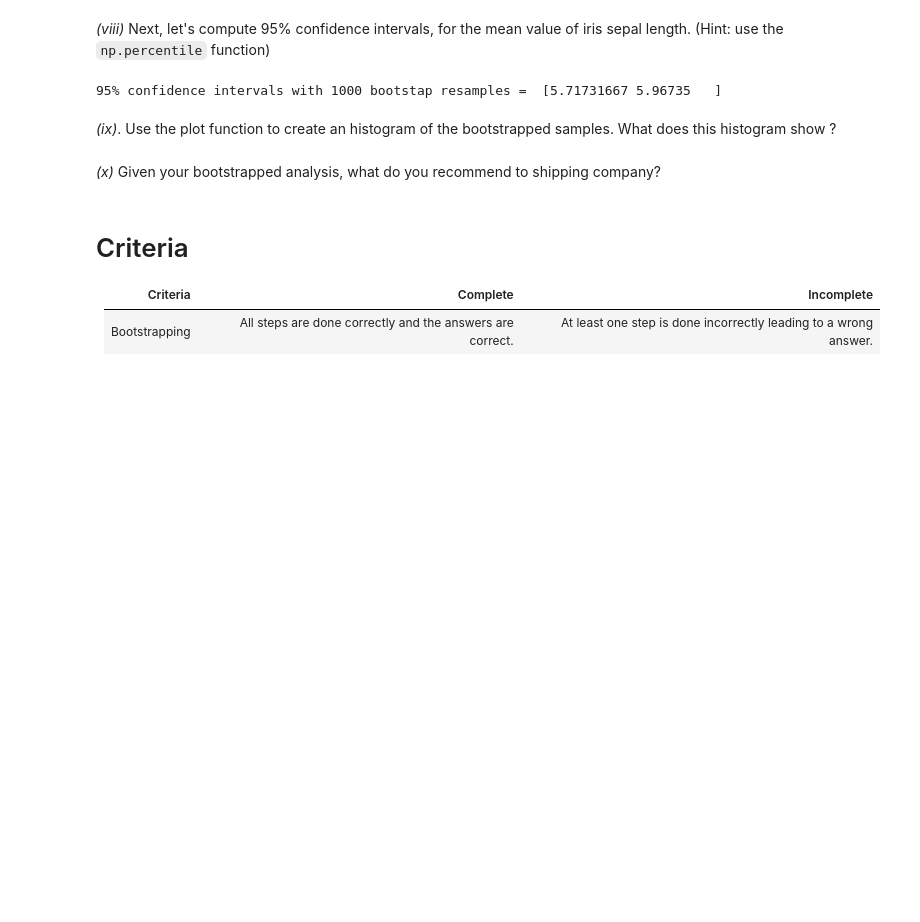
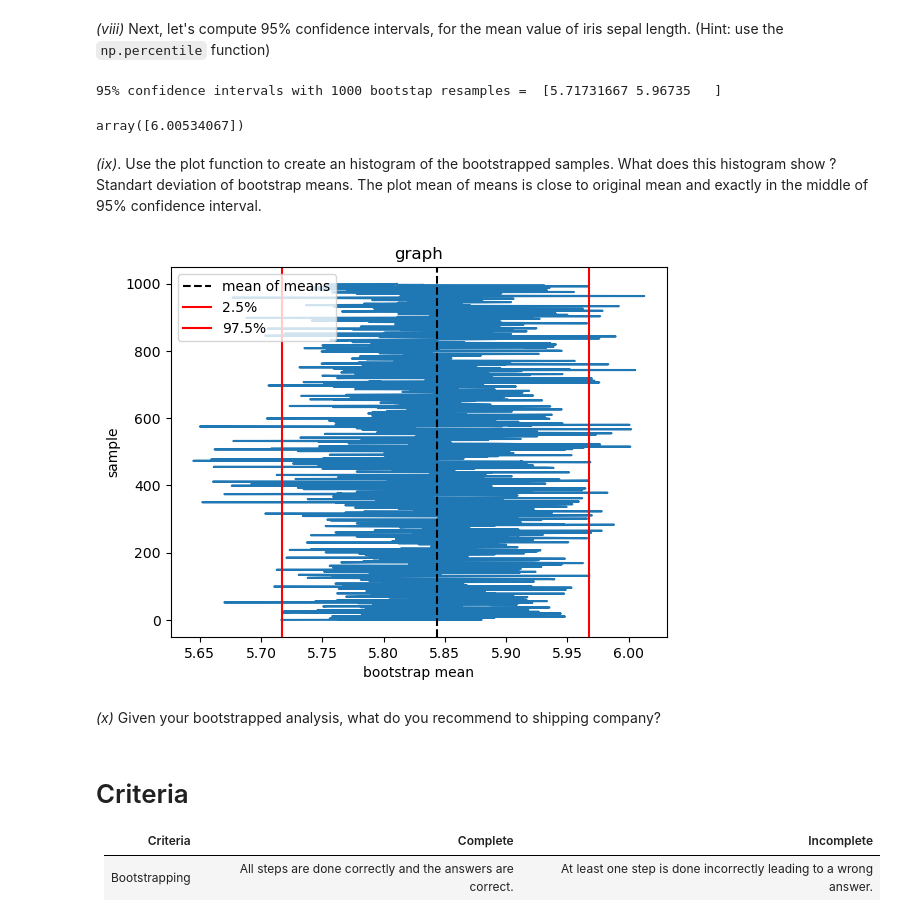
Before and after one commit to IhorKyl/applying_statistical_concepts, a Jupyter notebook: assignment_3.ipynb, the cells around one changed output. Drawn from its saved outputs; the diff is of its cells as text; code cells hidden in the pictures; blank space fills up the shorter version.

Commit message:
assignment-3 graph added

```diff
--- a/assignment_3.ipynb
+++ b/assignment_3.ipynb
@@ -165,27 +169,44 @@ conf_inter = np.percentile(bootstr_mean_arr_new, [2.5,97.5])
 print ( "95% confidence intervals with 1000 bootstap resamples = ",conf_inter )
 # %% [output]
 95% confidence intervals with 1000 bootstap resamples =  [5.71731667 5.96735   ]
+# %%
+inter = np.percentile(bootstr_mean_arr_new, [99.9])
+inter
+# %% [output]
+array([6.00534067])
 # %% [markdown]
 _(ix)_. Use the plot function to create an histogram of the bootstrapped samples. What does this histogram show ?
+Standart deviation of bootstrap means. The plot mean of means is close to original mean and exactly in the middle of 95% confidence interval.
 # %%
 #Complete this
 
 # Create a figure and axis
 fig, ax = plt.subplots()
 
-# Create the histogram
 #Add your code here
+#ax.plot(bootstr_mean_arr_new)
+ax.plot( bootstr_mean_arr_new, range(len(bootstr_mean_arr_new)) )
+ax.axvline(btsr_new_mean, color='black', linestyle='--', label='mean of means')
+ax.axvline(conf_inter[0], color='red', linestyle='solid', label='2.5%')
+ax.axvline(conf_inter[1], color='red', linestyle='solid', label='97.5%')
+
 
 # Add a title
 #Add your code here
+plt.title("graph")
 
 # Add a label to the x-axis
 #Add your code here
+plt.xlabel('bootstrap mean')
 
 # Add a label to the y-axis
 #Add your code here
+plt.ylabel('sample')
 
 # Show the plot
+plt.legend();
 plt.show()
+# %% [output]
+[figure, added]
 # %% [markdown]
 _(x)_ Given your bootstrapped analysis, what do you recommend to shipping company?
```
Also changed, not shown: parts of 3 cells of this notebook.
